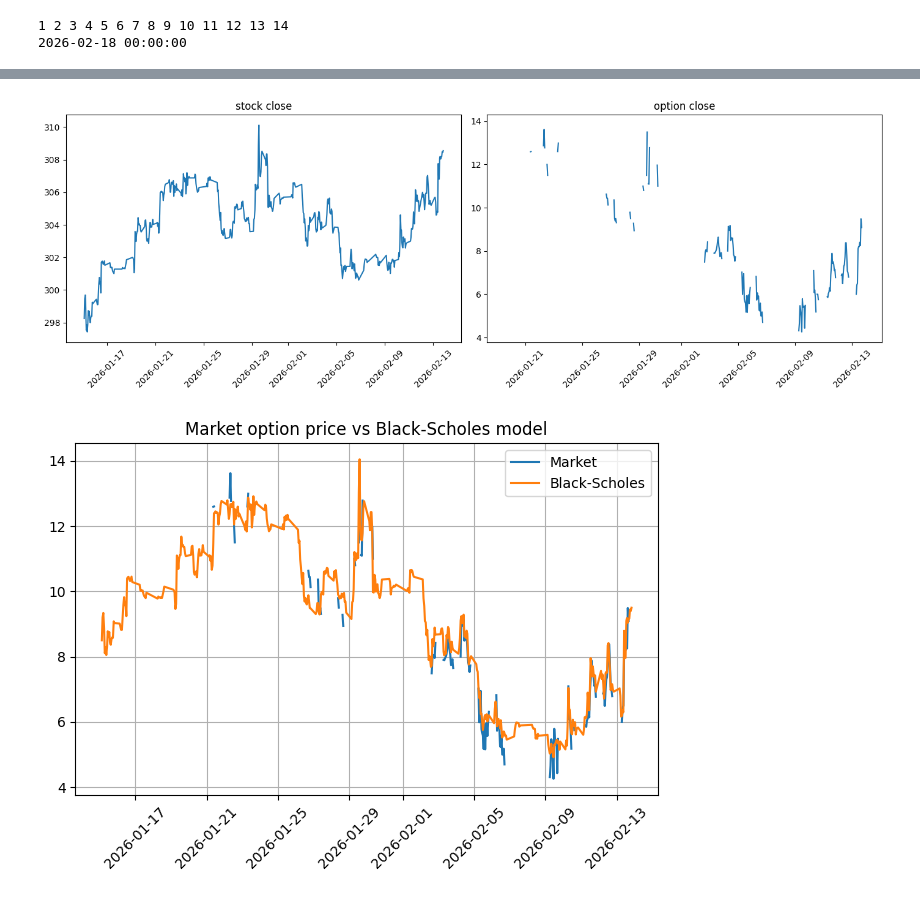
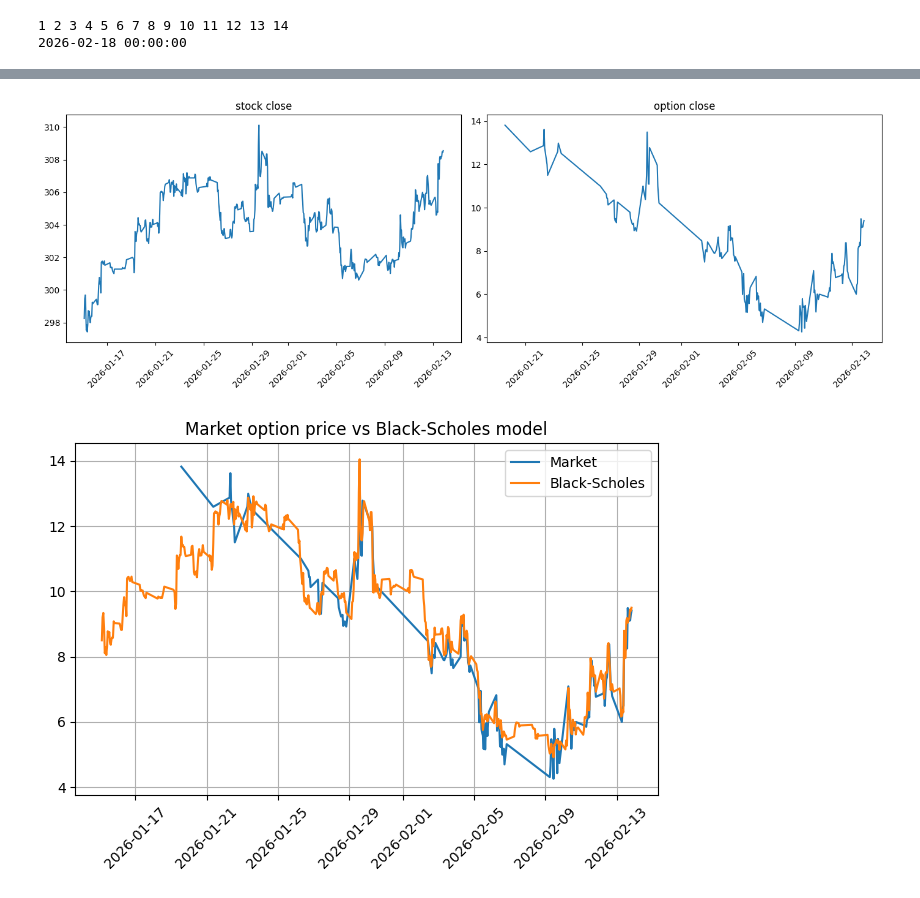
Before and after one commit to SigmaFlowX/Options-Market-Making, a Jupyter notebook: notebooks/BS_model_vs_market.ipynb, the cells around one changed output, grey strips where cells are left out. Drawn from its saved outputs; the diff is of its cells as text; code cells hidden in the pictures.

Commit message:
not concatting dfs now

```diff
--- a/notebooks/BS_model_vs_market.ipynb
+++ b/notebooks/BS_model_vs_market.ipynb
@@ -25,6 +25,3 @@ option_df = option_df.set_index('time')
 stock_df = pd.DataFrame(stock_candles)
 stock_df['time'] = pd.to_datetime(stock_df['time'])
 stock_df = stock_df.set_index('time')
-
-df = pd.concat([stock_df.add_suffix("_stock"), option_df.add_suffix("_option")], axis=1, sort=False).drop_duplicates()
-df.info()
@@ -49,39 +28,39 @@ memory usage: 40.9 KB
 # %%
 fig, (ax1, ax2) = plt.subplots(1, 2, figsize=(14,5))
 
-ax1.plot(df.index, df['close_stock'])
+ax1.plot(stock_df.index, stock_df['close'])
 ax1.set_title('stock close')
 ax1.tick_params(axis='x', rotation=45)
 
-ax2.plot(df.index, df['close_option'])
+ax2.plot(option_df.index, option_df['close'])
 ax2.set_title('option close')
 ax2.tick_params(axis='x', rotation=45)
 
 plt.tight_layout()
 plt.show()
 # %% [output]
-[figure, old version]
+[figure, new version]
 # %%
 from src.black_scholes import solve_black_scholes
 
-df['BS_price'] = None
-for index in df.index:
+stock_df['BS_price'] = None
+for index in stock_df.index:
 
     strike_price = 300
     vol = 0.2
-    price = df['close_stock'][index]
+    price = stock_df['close'][index]
     rf = 0.15
 
-    fair_price = solve_black_scholes(price, strike_price, rf, vol, option_maturity_date, index)['price']
-    df.loc[index, 'BS_price'] = fair_price
+    fair_price = solve_black_scholes(price, strike_price, rf, vol, option_maturity_date, index, option_type="call")['price']
+    stock_df.loc[index, 'BS_price'] = fair_price
 # %%
-plt.plot(df.index, df['close_option'], label = "Market")
-plt.plot(df.index, df['BS_price'], label="Black-Scholes")
+plt.plot(option_df.index, option_df['close'], label = "Market")
+plt.plot(stock_df.index, stock_df['BS_price'], label="Black-Scholes")
 plt.tick_params(axis='x', rotation=45)
 plt.grid()
 plt.legend()
 plt.title("Market option price vs Black-Scholes model")
 plt.tight_layout()
 plt.show()
 # %% [output]
-[figure, old version]
+[figure, new version]
```
Also changed, not shown: parts of 1 cell of this notebook.
